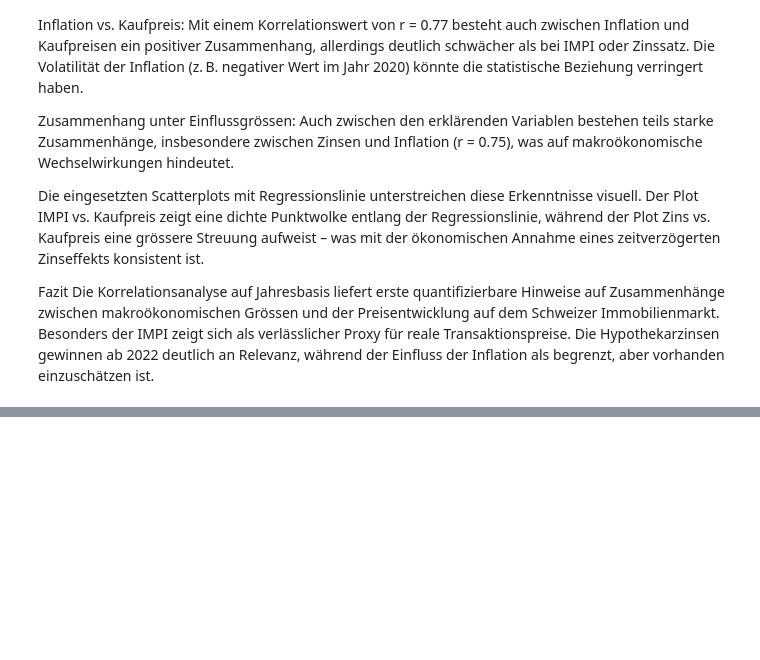
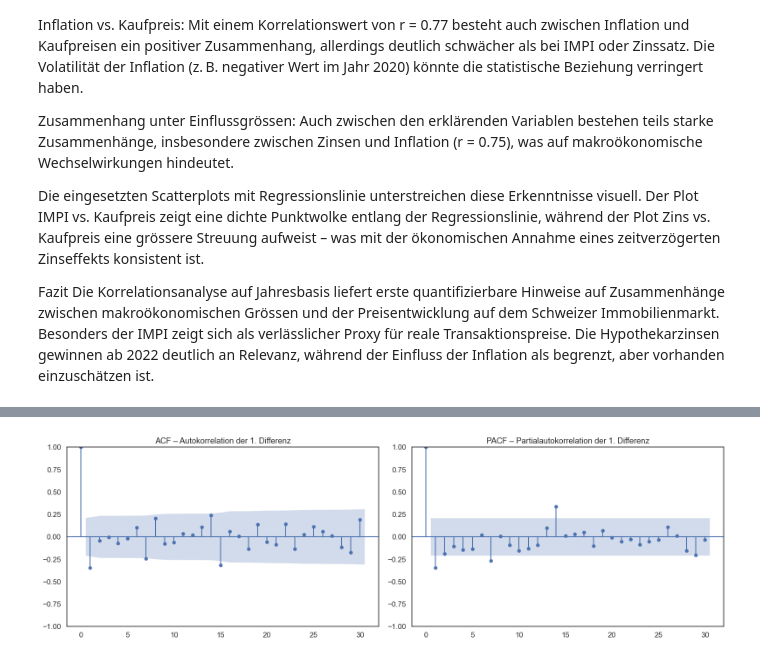
Before and after one commit to noeChicharro/Einfluss_von_Inflation_und_Zinsen_auf_den_Immobilienmark, a Jupyter notebook: src/antonio_jupyter_notebooks/Datenanalyse_Kapitel_4_5.ipynb, the cells around one changed output, grey strips where cells are left out. Cells and saved outputs as stored; diff of their text form; code cells hidden in the pictures; blank space fills up the shorter version.

```diff
--- a/src/antonio_jupyter_notebooks/Datenanalyse_Kapitel_4_5.ipynb
+++ b/src/antonio_jupyter_notebooks/Datenanalyse_Kapitel_4_5.ipynb
@@ -991,0 +1168,20 @@ Die Korrelationsanalyse auf Jahresbasis liefert erste quantifizierbare Hinweise
+# %%
+# ACF und PACF importieren
+from statsmodels.graphics.tsaplots import plot_acf, plot_pacf
+import matplotlib.pyplot as plt
+
+# Plot erstellen
+fig, axes = plt.subplots(1, 2, figsize=(16, 5))
+
+# ACF: Moving Average (q) bestimmen
+plot_acf(monthly_prices_diff, ax=axes[0], lags=30)
+axes[0].set_title("ACF – Autokorrelation der 1. Differenz")
+
+# PACF: Autoregressive Komponente (p) bestimmen
+plot_pacf(monthly_prices_diff, ax=axes[1], lags=30, method="ywm")
+axes[1].set_title("PACF – Partialautokorrelation der 1. Differenz")
+
+plt.tight_layout()
+plt.show()
+# %% [output]
+[figure, added]
```
Also changed, not shown: parts of 48 cells of this notebook.
